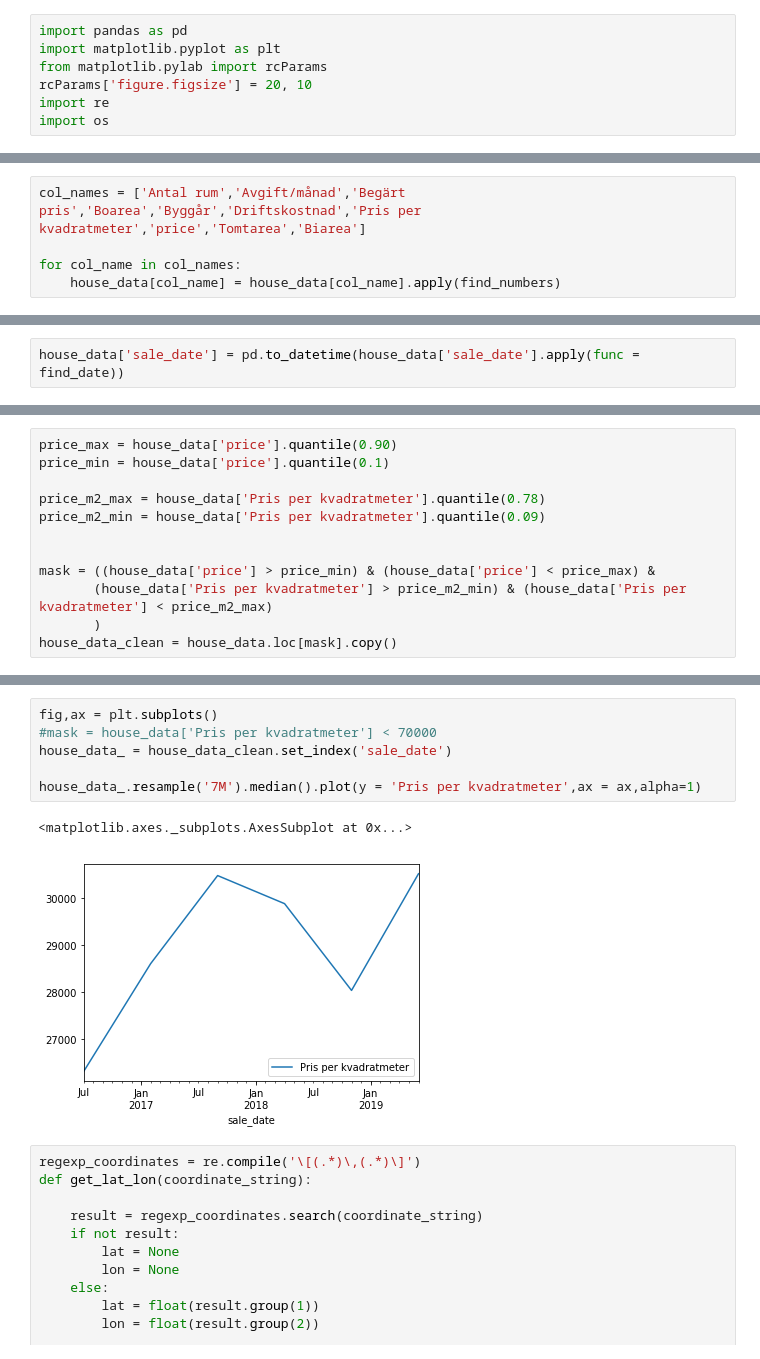
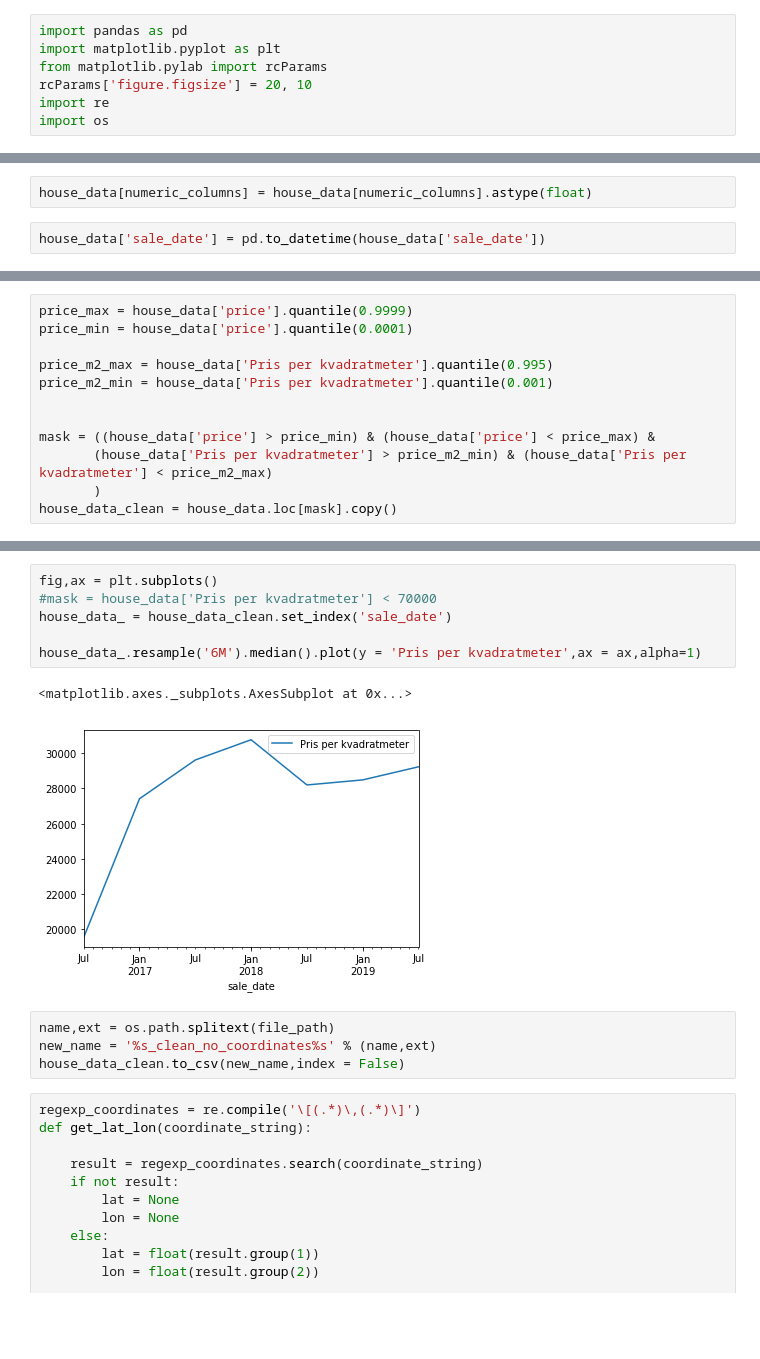
Before and after one commit to martinlarsalbert/hemnet, a Jupyter notebook: 02_cleaning.ipynb, the cells around one changed output, grey strips where cells are left out. Cells and saved outputs as stored; diff of their text form; blank space fills up the shorter version.

```diff
--- a/02_cleaning.ipynb
+++ b/02_cleaning.ipynb
@@ -60,5 +145,0 @@ def find_date(date_string):
-# %%
-col_names = ['Antal rum','Avgift/månad','Begärt pris','Boarea','Byggår','Driftskostnad','Pris per kvadratmeter','price','Tomtarea','Biarea']
-
-for col_name in col_names:
-    house_data[col_name] = house_data[col_name].apply(find_numbers)
@@ -68,2 +156,4 @@ house_data = house_data.loc[mask]
+# %%
+house_data[numeric_columns] = house_data[numeric_columns].astype(float)
 # %%
-house_data['sale_date'] = pd.to_datetime(house_data['sale_date'].apply(func = find_date))
+house_data['sale_date'] = pd.to_datetime(house_data['sale_date'])
@@ -72,9 +160,9 @@ house_data.describe()
 # %%
-price_max = house_data['price'].quantile(0.90)
-price_min = house_data['price'].quantile(0.1)
+price_max = house_data['price'].quantile(0.9999)
+price_min = house_data['price'].quantile(0.0001)
 
-price_m2_max = house_data['Pris per kvadratmeter'].quantile(0.78)
-price_m2_min = house_data['Pris per kvadratmeter'].quantile(0.09)
+price_m2_max = house_data['Pris per kvadratmeter'].quantile(0.995)
+price_m2_min = house_data['Pris per kvadratmeter'].quantile(0.001)
 
 
 mask = ((house_data['price'] > price_min) & (house_data['price'] < price_max) &
@@ -96,12 +184,16 @@ house_data_clean['Pris per kvadratmeter'].hist(bins = 100,ax = ax)
 # %%
 fig,ax = plt.subplots()
 #mask = house_data['Pris per kvadratmeter'] < 70000
 house_data_ = house_data_clean.set_index('sale_date')
 
-house_data_.resample('7M').median().plot(y = 'Pris per kvadratmeter',ax = ax,alpha=1)
+house_data_.resample('6M').median().plot(y = 'Pris per kvadratmeter',ax = ax,alpha=1)
 # %% [output]
 <matplotlib.axes._subplots.AxesSubplot at 0x...>
-[figure, old version]
+[figure, new version]
+# %%
+name,ext = os.path.splitext(file_path)
+new_name = '%s_clean_no_coordinates%s' % (name,ext)
+house_data_clean.to_csv(new_name,index = False)
 # %%
 regexp_coordinates = re.compile('\[(.*)\,(.*)\]')
 def get_lat_lon(coordinate_string):
```
Also changed, not shown: parts of 22 cells of this notebook, 3 other files.
